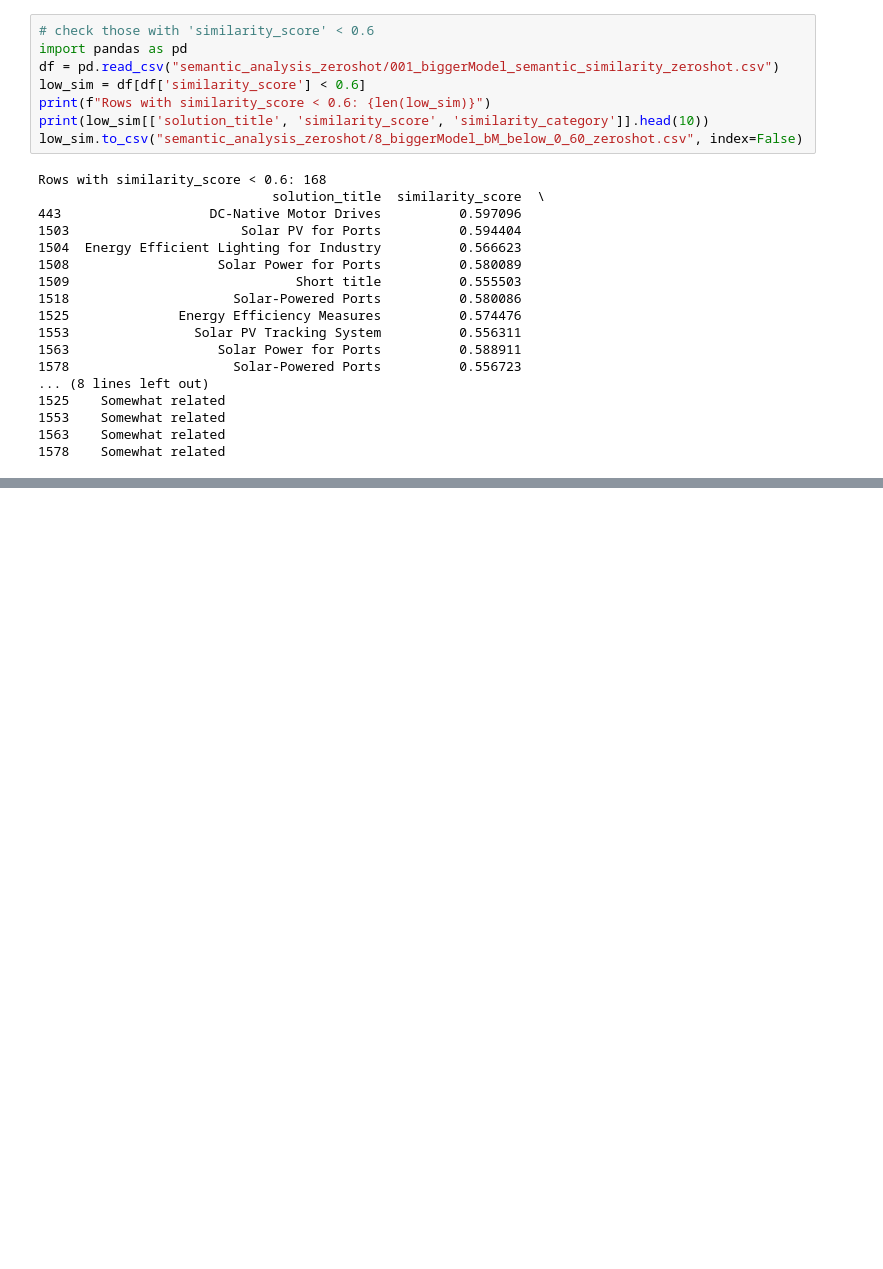
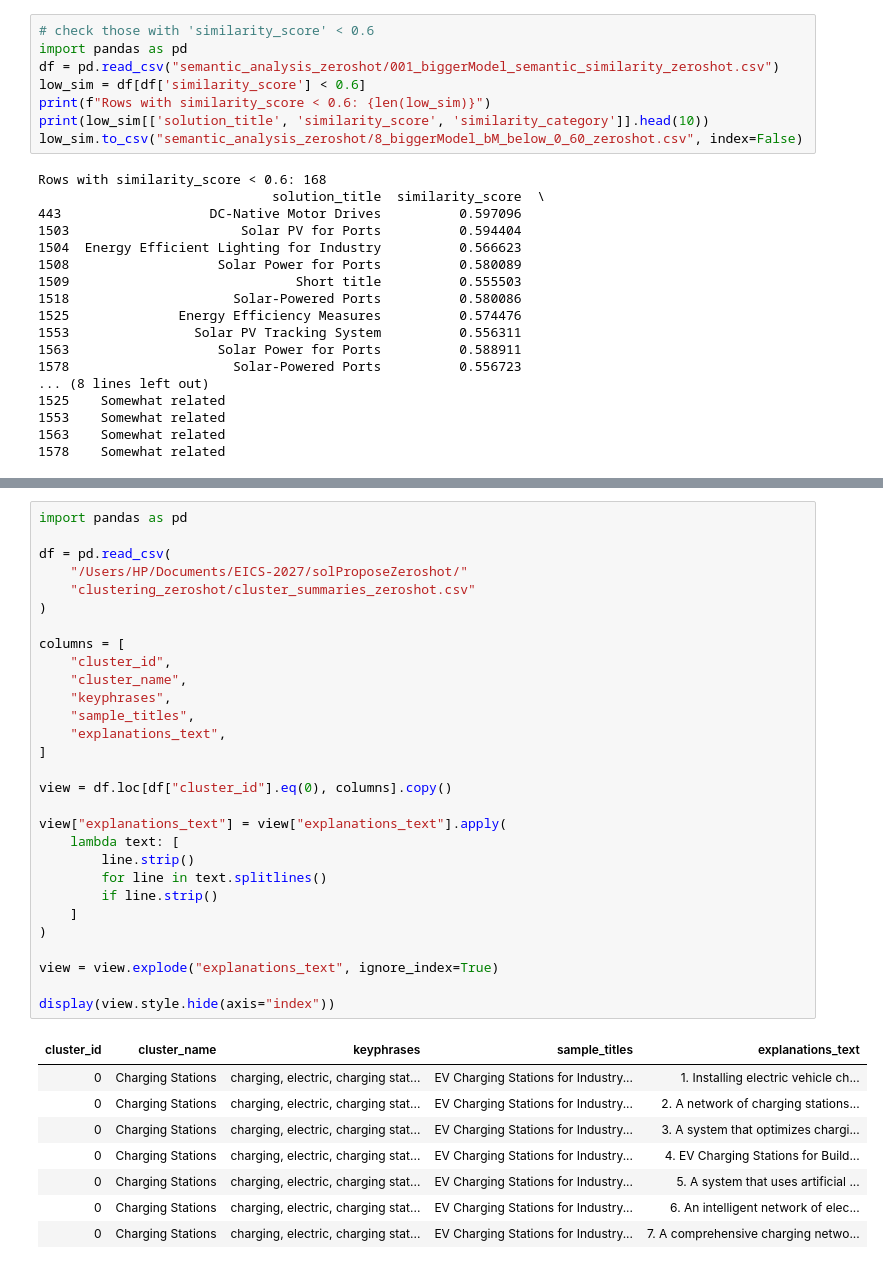
Before and after one commit to ngirwa-hub/EICS-2027, a Jupyter notebook: solProposeZeroshot/solProposeZeroshot.ipynb, the cells around one changed output, grey strips where cells are left out. Cells and saved outputs as stored; diff of their text form; blank space fills up the shorter version.

```diff
--- a/solProposeZeroshot/solProposeZeroshot.ipynb
+++ b/solProposeZeroshot/solProposeZeroshot.ipynb
@@ -1425,0 +1372,38 @@ LaTeX table exported to: /Users/HP/Documents/EICS-2026/solProposeZeroshot/output
+# %%
+import pandas as pd
+
+df = pd.read_csv(
+    "/Users/HP/Documents/EICS-2027/solProposeZeroshot/"
+    "clustering_zeroshot/cluster_summaries_zeroshot.csv"
+)
+
+columns = [
+    "cluster_id",
+    "cluster_name",
+    "keyphrases",
+    "sample_titles",
+    "explanations_text",
+]
+
+view = df.loc[df["cluster_id"].eq(0), columns].copy()
+
+view["explanations_text"] = view["explanations_text"].apply(
+    lambda text: [
+        line.strip()
+        for line in text.splitlines()
+        if line.strip()
+    ]
+)
+
+view = view.explode("explanations_text", ignore_index=True)
+
+display(view.style.hide(axis="index"))
+# %% [output]
+| cluster_id | cluster_name | keyphrases | sample_titles | explanations_text |
+| 0 | Charging Stations | charging, electric, charging stat... | EV Charging Stations for Industry... | 1. Installing electric vehicle ch... |
+| 0 | Charging Stations | charging, electric, charging stat... | EV Charging Stations for Industry... | 2. A network of charging stations... |
+| 0 | Charging Stations | charging, electric, charging stat... | EV Charging Stations for Industry... | 3. A system that optimizes chargi... |
+| 0 | Charging Stations | charging, electric, charging stat... | EV Charging Stations for Industry... | 4. EV Charging Stations for Build... |
+| 0 | Charging Stations | charging, electric, charging stat... | EV Charging Stations for Industry... | 5. A system that uses artificial ... |
+| 0 | Charging Stations | charging, electric, charging stat... | EV Charging Stations for Industry... | 6. An intelligent network of elec... |
+| 0 | Charging Stations | charging, electric, charging stat... | EV Charging Stations for Industry... | 7. A comprehensive charging netwo... |
```
Also changed, not shown: parts of 22 cells of this notebook, 26 other files.
